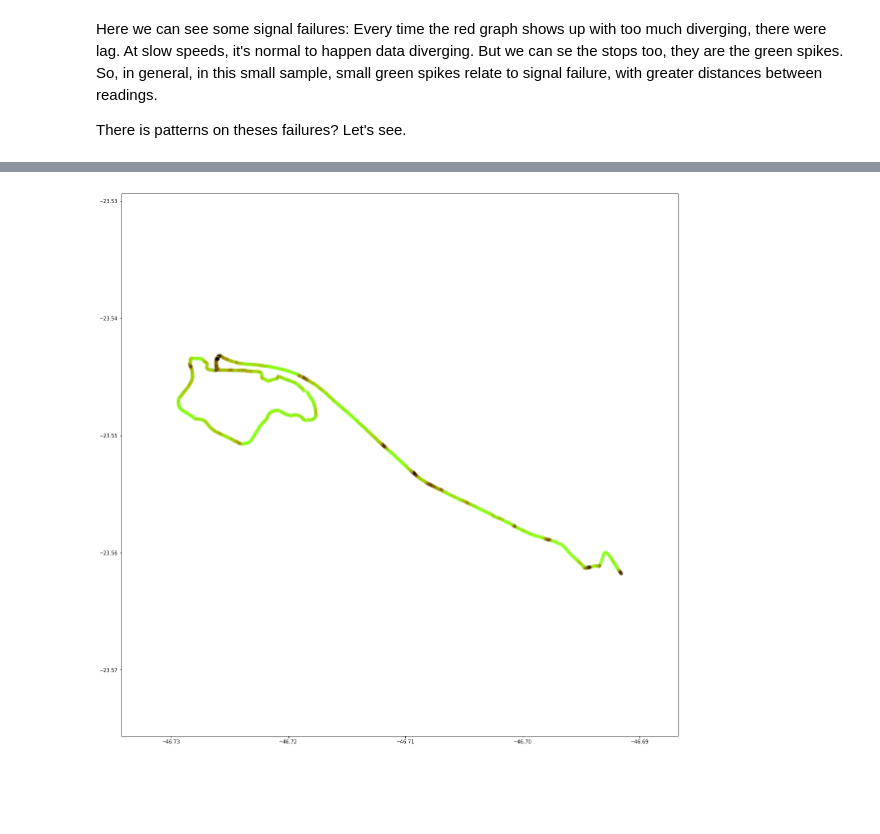
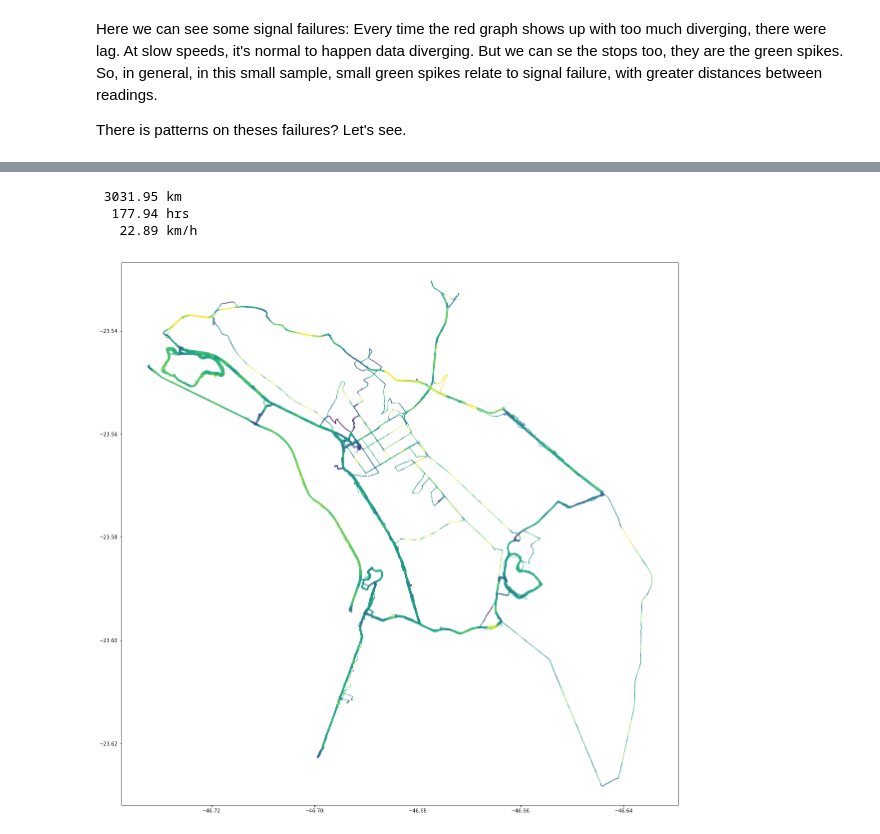
Before and after one commit to sztelzer/Bike-Riding-Analysis, a Jupyter notebook: Bike rides GPS data analysis.ipynb, the cells around one changed output, grey strips where cells are left out. Drawn from its saved outputs; the diff is of its cells as text; code cells hidden in the pictures; blank space fills up the shorter version.

```diff
--- a/Bike rides GPS data analysis.ipynb
+++ b/Bike rides GPS data analysis.ipynb
@@ -243,15 +231,27 @@ There is patterns on theses failures? Let's see.
-# %%
-col = np.zeros((len(seg.speed),3))
-col[:,0] = np.clip(seg.speed/8.8, 0, 1) / 360 * 90
-col[:,1] = 1
-col[:,2] = np.clip(seg.speed/8.8, 0, 1)
-
-plt.figure(figsize=(20,20))
-plt.scatter(seg.longitude, seg.latitude, c=colors.hsv_to_rgb(col), alpha=0.5)
-plt.axis('equal')
-plt.show()
-
-# plt.savefig('elevations600.png', dpi=600, transparent=True)
-# plt.savefig('elevations600.eps', dpi=600, transparent=True)
-# %% [output]
-[figure, removed]
+# %%
+seg = data[data.idrider==0]
+seg = seg[seg.idride<100]
+# seg = seg[0:1000]
+
+seg['glat'] = np.around(seg.latitude, 3)
+seg['glon'] = np.around(seg.longitude, 3)
+meanspeed = pd.DataFrame(seg.groupby(['glat', 'glon'], axis=0)['speed'].mean())
+seg = seg.merge(meanspeed, left_on=['glat', 'glon'], right_index=True, suffixes=('', 'mean'))
+
+print("{: 8.2f} {}".format(sum(seg.distance)/1000, "km"))
+print("{: 8.2f} {}".format(sum(seg.deltatime)/60/60, "hrs"))
+print("{: 8.2f} {}".format(np.mean(seg.speed*3.6), "km/h"))
+
+plt.figure(figsize=(20, 20))
+cm = plt.cm.get_cmap('viridis')
+speed = np.clip(seg.speedmean, 0, 10)
+# print(speed.describe())
+# plt.scatter(seg.glon, seg.glat, 0.1, c=seg.speedmean, cmap=cm)
+plt.scatter(seg.longitude, seg.latitude, 0.1, c=speed, cmap=cm)
+plt.axis('equal')
+plt.show()
+# %% [output]
+ 3031.95 km
+  177.94 hrs
+   22.89 km/h
+[figure, added]
```
Also changed, not shown: parts of 7 cells of this notebook.
